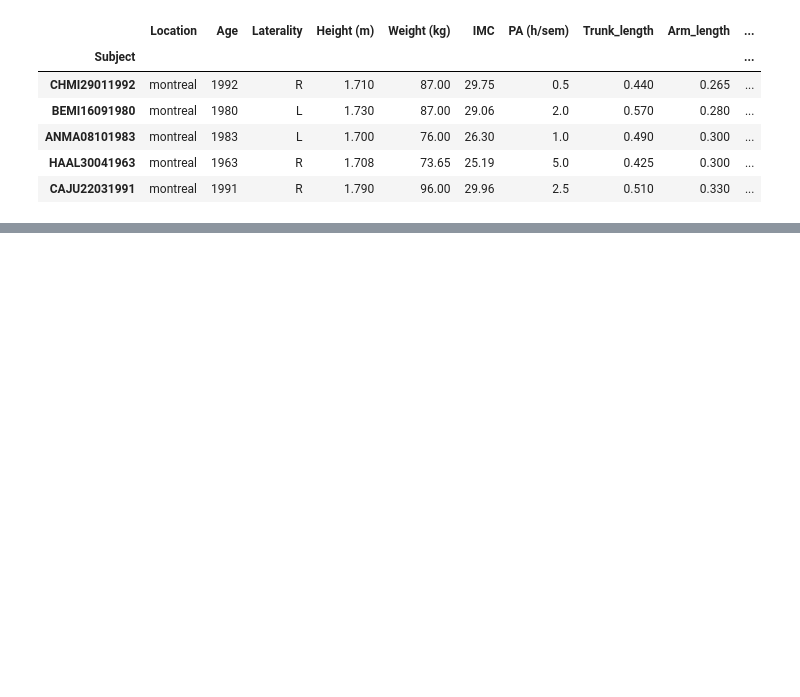
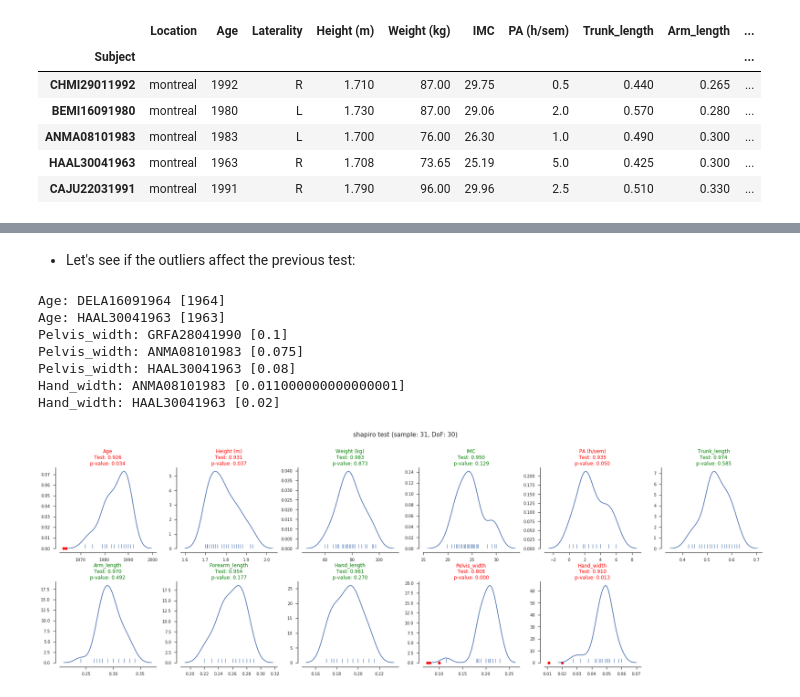
Before and after one commit to romainmartinez/envergo, a Jupyter notebook: 0_anthropo.ipynb, the cells around one changed output, grey strips where cells are left out. Drawn from its saved outputs; the diff is of its cells as text; code cells hidden in the pictures; blank space fills up the shorter version.

```diff
--- a/0_anthropo.ipynb
+++ b/0_anthropo.ipynb
@@ -92,0 +125,29 @@ plt.show()
+# %%
+def is_outlier(points, thresh=3.5):
+    """
+    Returns a boolean array with True if points are outliers and False
+    otherwise.
+    """
+    if len(points.shape) == 1:
+        points = points[:,None]
+    median = np.median(points, axis=0)
+    diff = np.sum((points - median)**2, axis=-1)
+    diff = np.sqrt(diff)
+    med_abs_deviation = np.median(diff)
+
+    modified_z_score = 0.6745 * diff / med_abs_deviation
+
+    return modified_z_score > thresh
+# %% [markdown]
+- Let's see if the outliers affect the previous test:
+# %%
+normality_test(df, case='shapiro', outliers_fct=is_outlier)
+# %% [output]
+Age: DELA16091964 [1964]
+Age: HAAL30041963 [1963]
+Pelvis_width: GRFA28041990 [0.1]
+Pelvis_width: ANMA08101983 [0.075]
+Pelvis_width: HAAL30041963 [0.08]
+Hand_width: ANMA08101983 [0.011000000000000001]
+Hand_width: HAAL30041963 [0.02]
+[figure, added]
```
Also changed, not shown: parts of 16 cells of this notebook.
